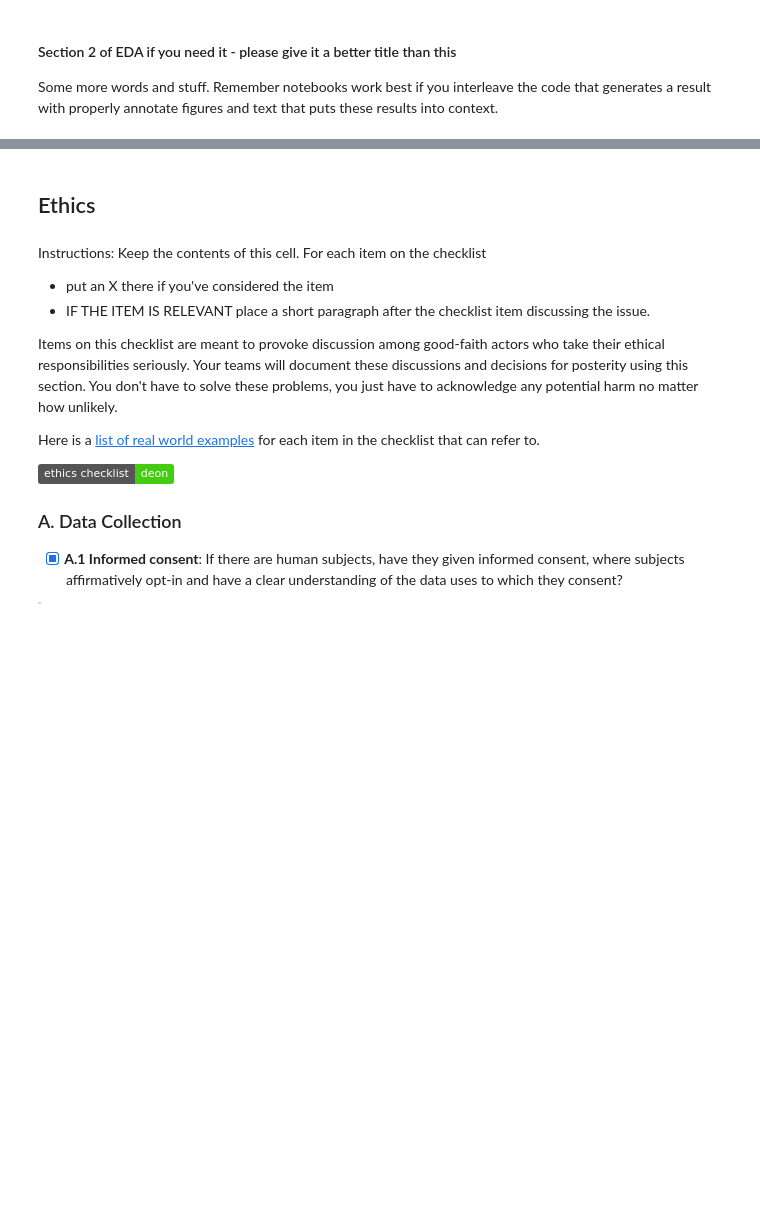
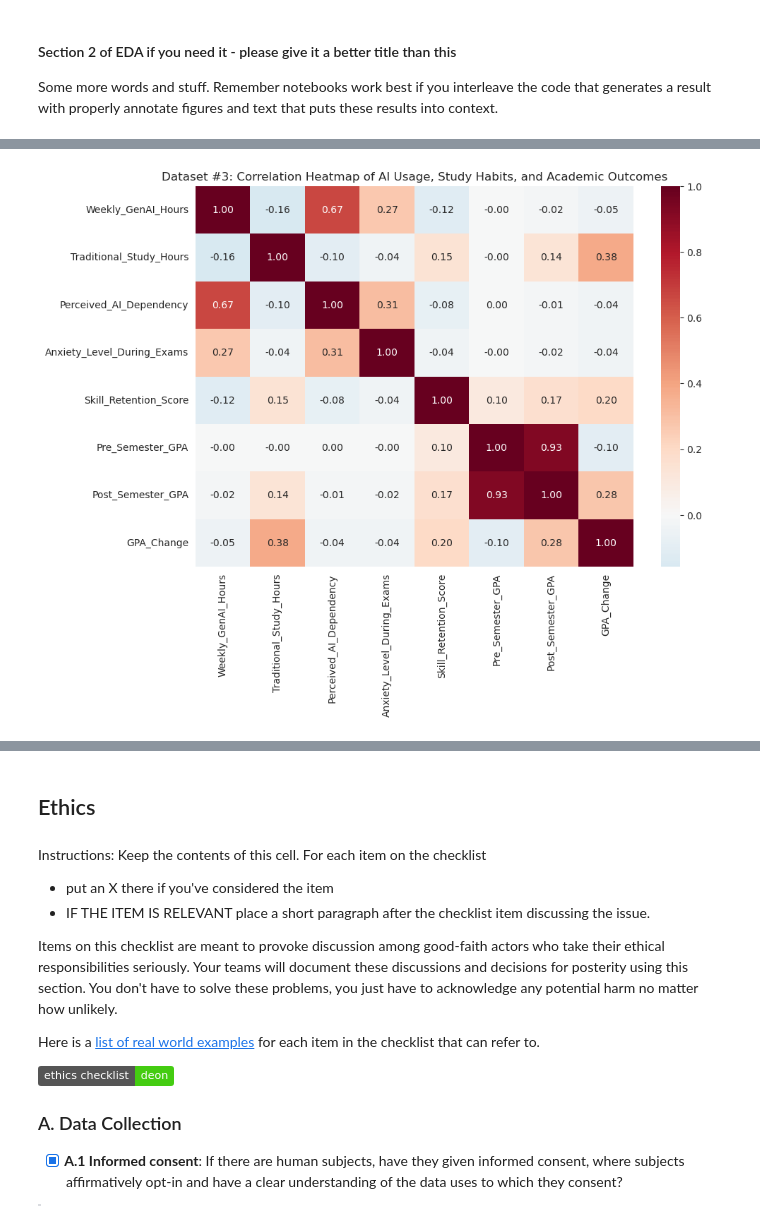
Before and after one commit to COGS108/Group-SP26-087, a Jupyter notebook: 02-EDACheckpoint.ipynb, the cells around one changed output, grey strips where cells are left out. Drawn from its saved outputs; the diff is of its cells as text; code cells hidden in the pictures; badges without logos; blank space fills up the shorter version.

```diff
--- a/02-EDACheckpoint.ipynb
+++ b/02-EDACheckpoint.ipynb
@@ -402,0 +509,27 @@ Some more words and stuff.  Remember notebooks work best if you interleave the c
+# %%
+df3['GPA_Change'] = df3['Post_Semester_GPA'] - df3['Pre_Semester_GPA']
+corr_vars = [
+    'Weekly_GenAI_Hours',
+    'Traditional_Study_Hours',
+    'Perceived_AI_Dependency',
+    'Anxiety_Level_During_Exams',
+    'Skill_Retention_Score',
+    'Pre_Semester_GPA',
+    'Post_Semester_GPA',
+    'GPA_Change'
+]
+
+plt.figure(figsize=(10, 7))
+
+sns.heatmap(
+    df3[corr_vars].corr(),
+    annot=True,
+    cmap='RdBu_r',
+    center=0,
+    fmt='.2f'
+)
+
+plt.title('Dataset #3: Correlation Heatmap of AI Usage, Study Habits, and Academic Outcomes')
+plt.show()
+# %% [output]
+[figure, added]
```
Also changed, not shown: parts of 16 cells of this notebook.
